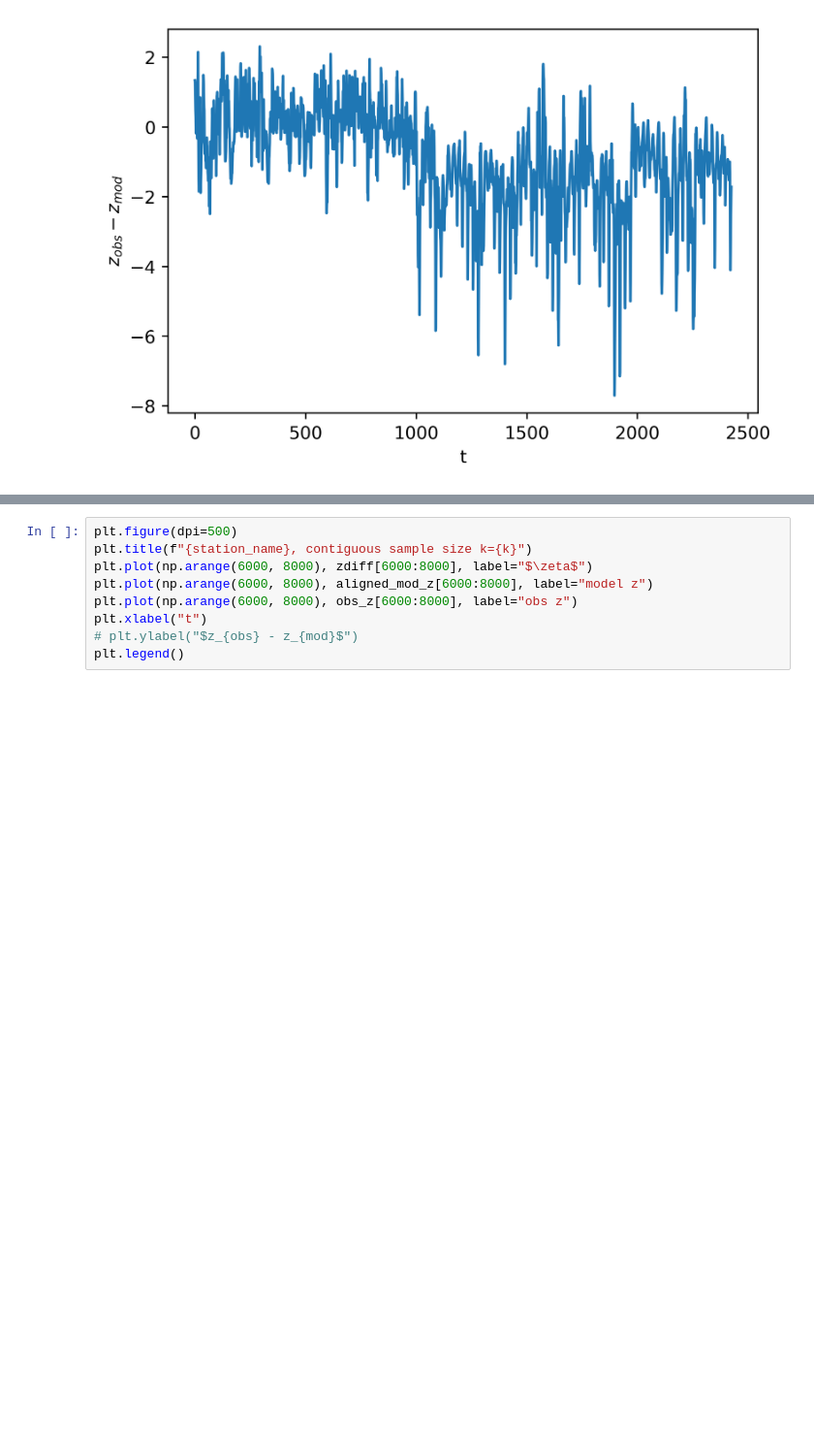
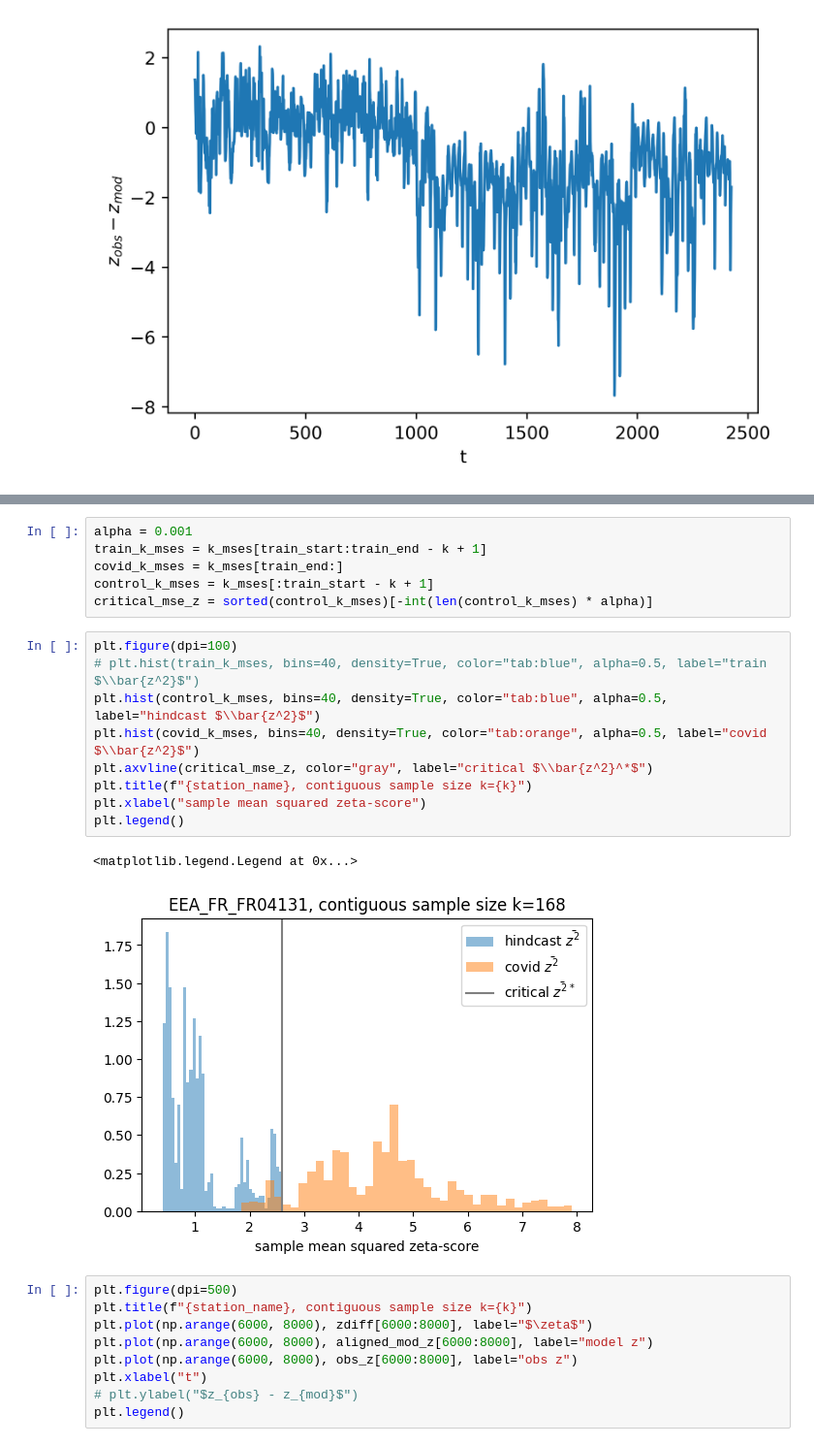
Before and after one commit to AlexTMallen/NASA-GEOS, a Jupyter notebook: highNO2-covid.ipynb, the cells around one changed output, grey strips where cells are left out. Shown at 97% size. Cells and saved outputs as stored; diff of their text form; blank space fills up the shorter version.

```diff
--- a/highNO2-covid.ipynb
+++ b/highNO2-covid.ipynb
@@ -537,3 +434,21 @@ plt.legend()
+# %%
+alpha = 0.001
+train_k_mses = k_mses[train_start:train_end - k + 1]
+covid_k_mses = k_mses[train_end:]
+control_k_mses = k_mses[:train_start - k + 1]
+critical_mse_z = sorted(control_k_mses)[-int(len(control_k_mses) * alpha)]
+# %%
+plt.figure(dpi=100)
+# plt.hist(train_k_mses, bins=40, density=True, color="tab:blue", alpha=0.5, label="train $\\bar{z^2}$")
+plt.hist(control_k_mses, bins=40, density=True, color="tab:blue", alpha=0.5, label="hindcast $\\bar{z^2}$")
+plt.hist(covid_k_mses, bins=40, density=True, color="tab:orange", alpha=0.5, label="covid $\\bar{z^2}$")
+plt.axvline(critical_mse_z, color="gray", label="critical $\\bar{z^2}^*$")
+plt.title(f"{station_name}, contiguous sample size k={k}")
+plt.xlabel("sample mean squared zeta-score")
+plt.legend()
+# %% [output]
+<matplotlib.legend.Legend at 0x...>
+[figure, added]
 # %%
 plt.figure(dpi=500)
 plt.title(f"{station_name}, contiguous sample size k={k}")
```
Also changed, not shown: parts of 31 cells of this notebook, 1 other file.
